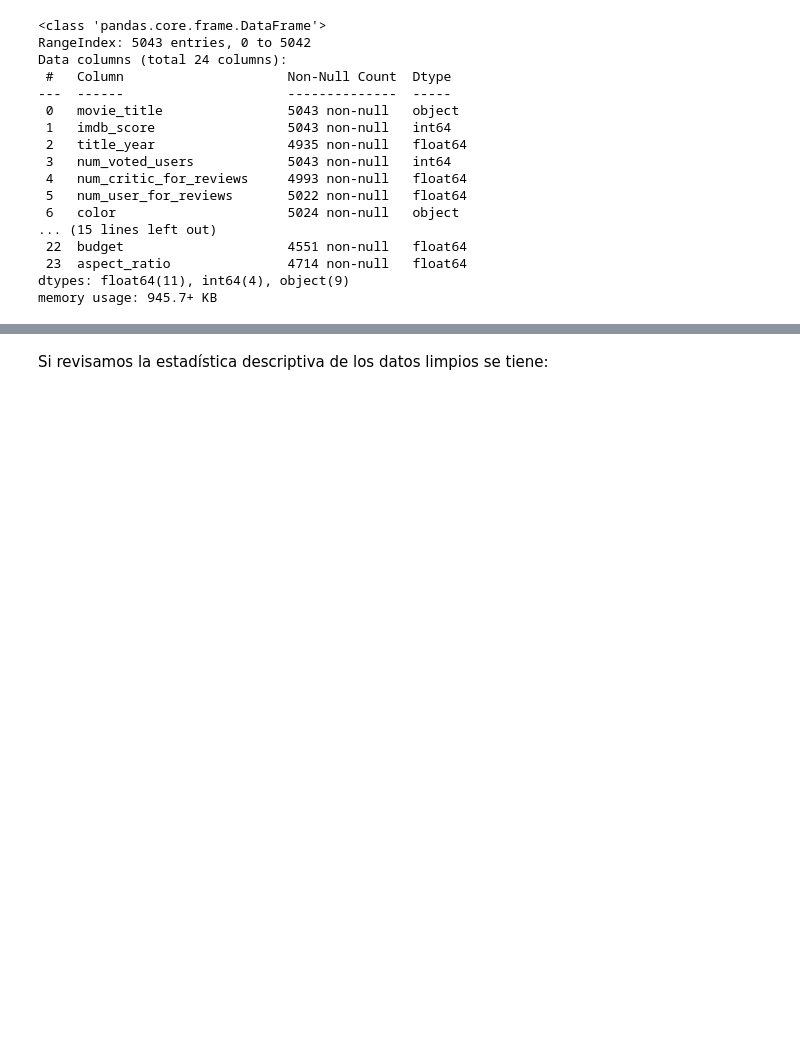
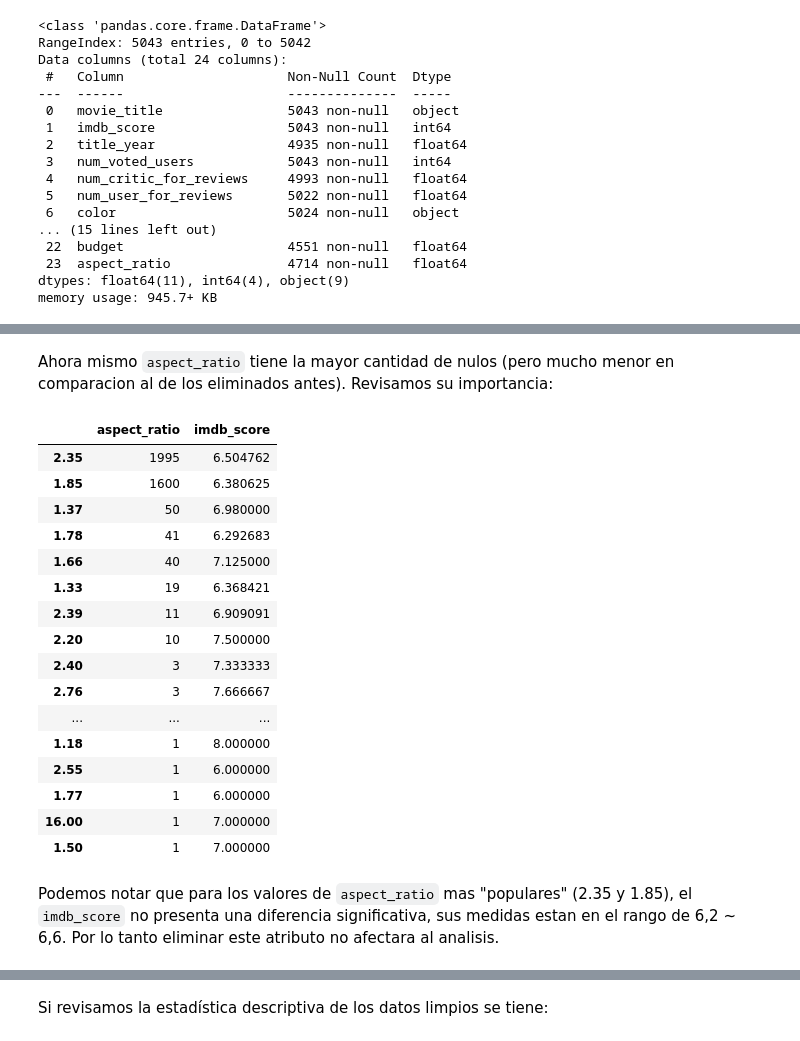
Before and after one commit to SebasUrbina/tarea3_mineria, a Jupyter notebook: Tarea 3.ipynb, the cells around one changed output, grey strips where cells are left out. Cells and saved outputs as stored; diff of their text form; code cells hidden in the pictures; blank space fills up the shorter version.

```diff
--- a/Tarea 3.ipynb
+++ b/Tarea 3.ipynb
@@ -452,5 +476,5 @@ dtype: int64
 # %%
-#Eliminamos los valores nulos
-movies = movies.dropna()
-movies.isnull().sum().sum()
+# Eliminamos los valores nulos de gross y budget
+movies = movies.dropna(subset=['gross', 'budget'])
+movies.shape
 # %% [output]
@@ -459,0 +504,26 @@ Viendo la cantidad de valores duplicados...
+# %% [markdown]
+Ahora mismo `aspect_ratio` tiene la mayor cantidad de nulos (pero mucho menor en comparacion al de los eliminados antes). Revisamos su importancia:
+# %%
+avg_score = movies.groupby("aspect_ratio")["imdb_score"].mean()
+count = movies["aspect_ratio"].value_counts()
+count.to_frame().join(avg_score)
+# %% [output]
+|  | aspect_ratio | imdb_score |
+| 2.35 | 1995 | 6.504762 |
+| 1.85 | 1600 | 6.380625 |
+| 1.37 | 50 | 6.980000 |
+| 1.78 | 41 | 6.292683 |
+| 1.66 | 40 | 7.125000 |
+| 1.33 | 19 | 6.368421 |
+| 2.39 | 11 | 6.909091 |
+| 2.20 | 10 | 7.500000 |
+| 2.40 | 3 | 7.333333 |
+| 2.76 | 3 | 7.666667 |
+| ... | ... | ... |
+| 1.18 | 1 | 8.000000 |
+| 2.55 | 1 | 6.000000 |
+| 1.77 | 1 | 6.000000 |
+| 16.00 | 1 | 7.000000 |
+| 1.50 | 1 | 7.000000 |
+# %% [markdown]
+Podemos notar que para los valores de `aspect_ratio` mas "populares" (2.35 y 1.85), el `imdb_score` no presenta una diferencia significativa, sus medidas estan en el rango de 6,2 ~ 6,6. Por lo tanto eliminar este atributo no afectara al analisis.
```
Also changed, not shown: parts of 51 cells of this notebook.
